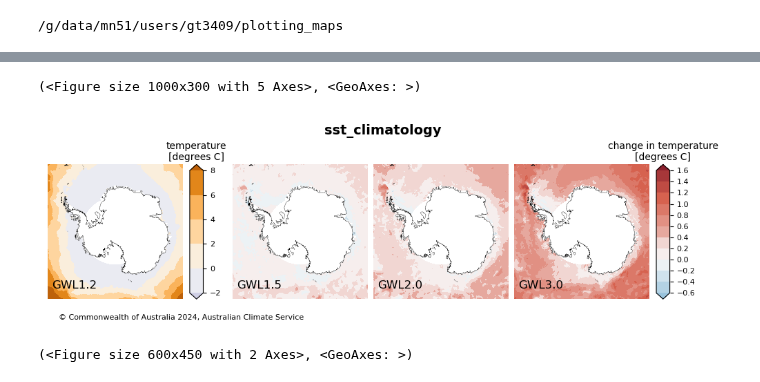
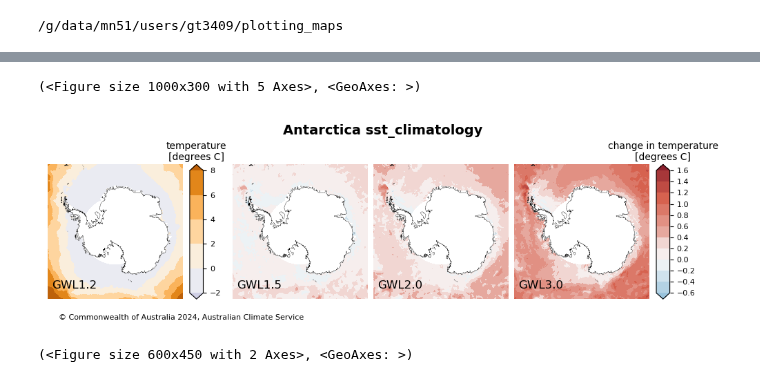
Before and after one commit to AusClimateService/plotting_maps, a Jupyter notebook: example_notebooks/FAQ_example_antarctica.ipynb, the cells around one changed output, grey strips where cells are left out. Saved outputs shown, nothing was run; the diff lists cells and outputs as text; code cells hidden in the pictures.

Commit message:
antarctica and europe examples

```diff
--- a/example_notebooks/FAQ_example_antarctica.ipynb
+++ b/example_notebooks/FAQ_example_antarctica.ipynb
@@ -90,7 +90,7 @@ plot_acs_hazard_1plus3(ds_gwl12=ds_gwl12[var],
                        ds_gwl20=ds_gwl20[var] -ds_gwl12[var],
                        ds_gwl30=ds_gwl30[var] -ds_gwl12[var],
                        regions = regions,
-                       title = "sst_climatology",
+                       title = "Antarctica sst_climatology",
                        cmap = cmap_dict["ipcc_temp_div"],
                        ticks = np.arange(-0.6, 1.7, 0.2),
                        vcentre=0,
@@ -112,5 +112,5 @@ Wall time: 40.3 s
 (<Figure size 1000x300 with 5 Axes>, <GeoAxes: >)
-[figure, old version]
+[figure, new version]
 # %%
 plot_acs_hazard(data=ds_gwl12[var],
                 cbar_label="temperature\n[degrees C]",
```
Also changed, not shown: parts of 6 cells of this notebook.
